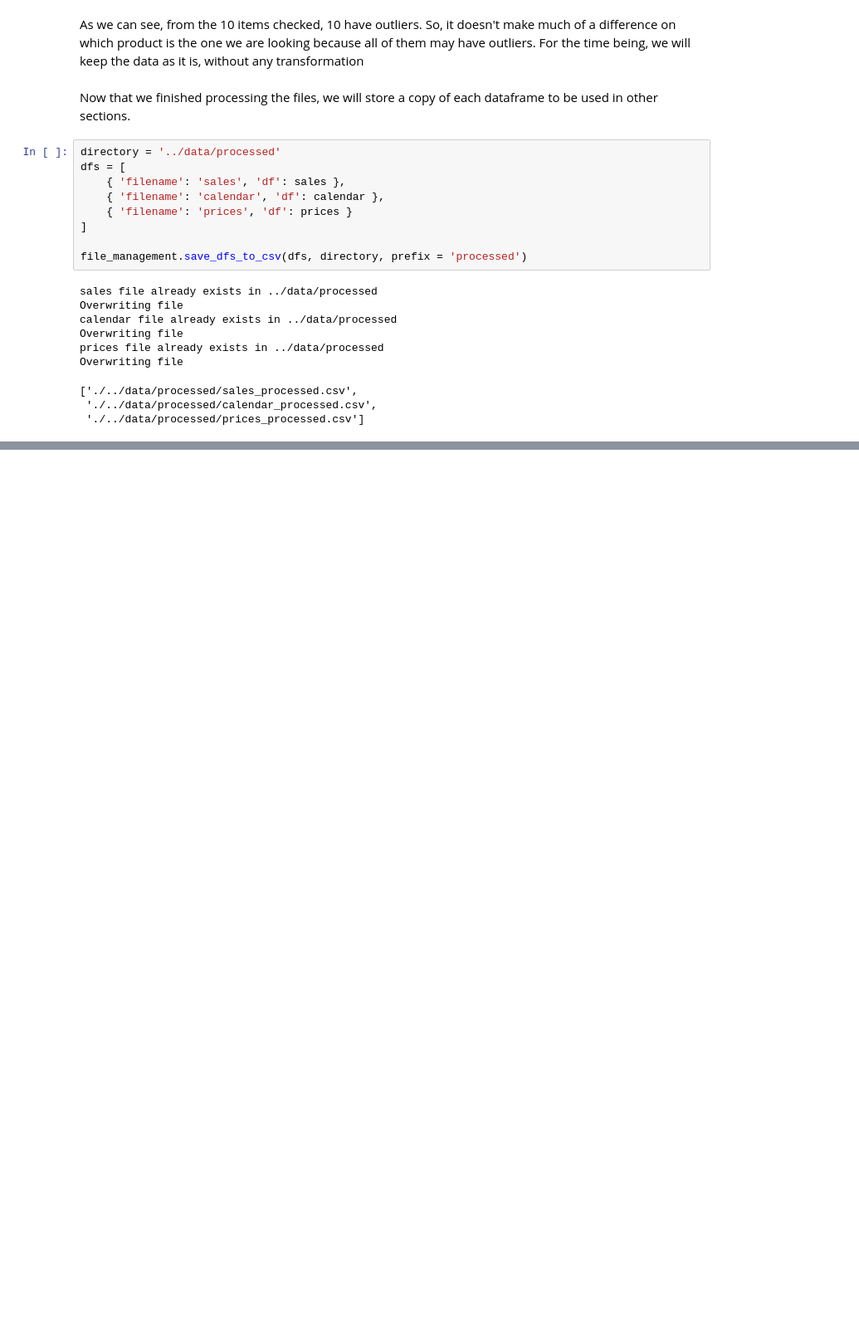
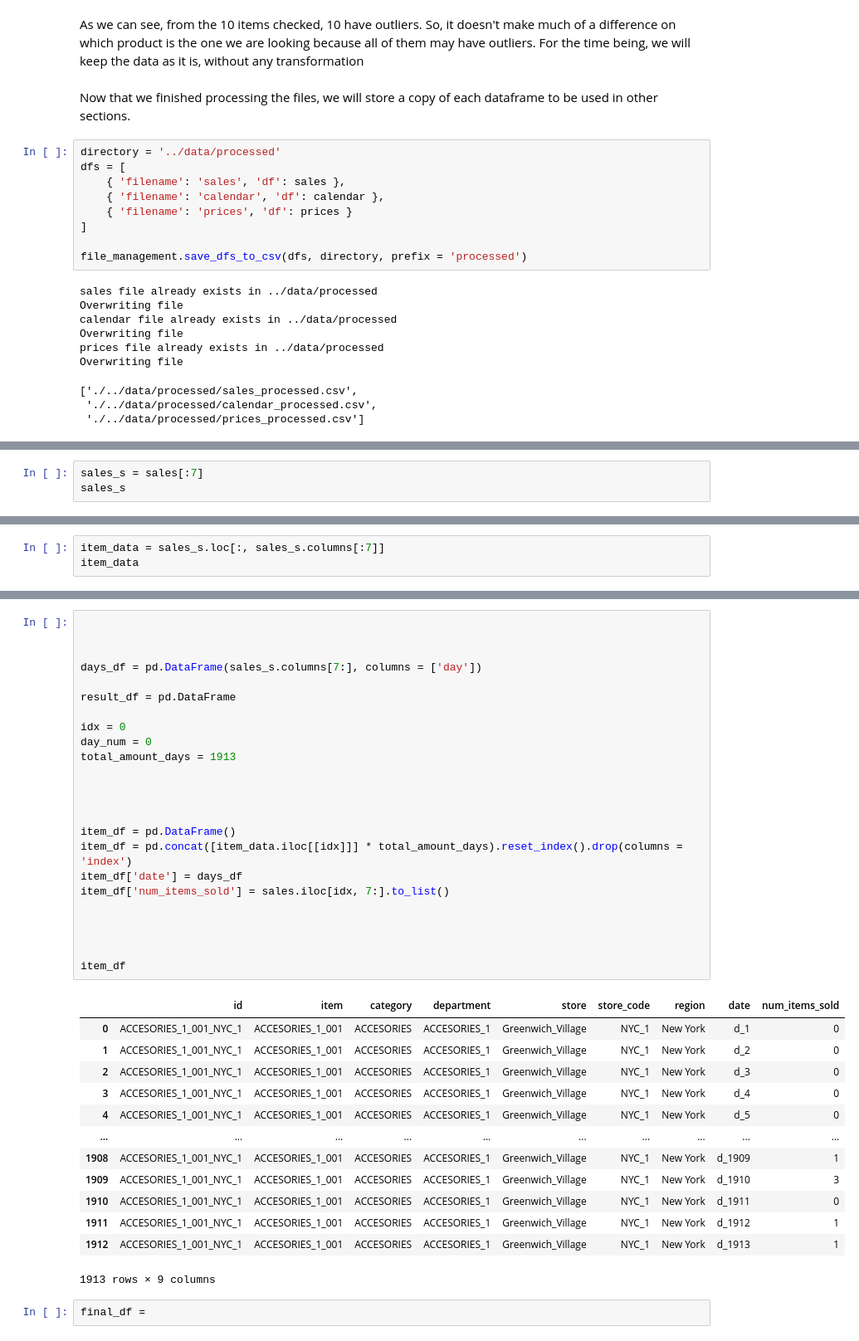
Before and after one commit to Maycas/DS-Market, a Jupyter notebook: 1 - Analysis/1 - Data Preparation.ipynb, the cells around one changed output, grey strips where cells are left out. Shown at 83% size. Cells and saved outputs as stored; diff of their text form; blank space fills up the shorter version.

```diff
--- a/1 - Analysis/1 - Data Preparation.ipynb
+++ b/1 - Analysis/1 - Data Preparation.ipynb
@@ -995,0 +1008,3 @@ sales.head()
+# %%
+sales_s = sales[:7]
+sales_s
@@ -995,0 +1021,3 @@ sales.head()
+# %%
+item_data = sales_s.loc[:, sales_s.columns[:7]]
+item_data
@@ -995,0 +1089,40 @@ sales.head()
+# %%
+
+
+
+days_df = pd.DataFrame(sales_s.columns[7:], columns = ['day'])
+
+result_df = pd.DataFrame
+
+idx = 0
+day_num = 0
+total_amount_days = 1913
+
+
+
+
+item_df = pd.DataFrame()
+item_df = pd.concat([item_data.iloc[[idx]]] * total_amount_days).reset_index().drop(columns = 'index')
+item_df['date'] = days_df
+item_df['num_items_sold'] = sales.iloc[idx, 7:].to_list()
+
+
+
+
+item_df
+# %% [output]
+|  | id | item | category | department | store | store_code | region | date | num_items_sold |
+| 0 | ACCESORIES_1_001_NYC_1 | ACCESORIES_1_001 | ACCESORIES | ACCESORIES_1 | Greenwich_Village | NYC_1 | New York | d_1 | 0 |
+| 1 | ACCESORIES_1_001_NYC_1 | ACCESORIES_1_001 | ACCESORIES | ACCESORIES_1 | Greenwich_Village | NYC_1 | New York | d_2 | 0 |
+| 2 | ACCESORIES_1_001_NYC_1 | ACCESORIES_1_001 | ACCESORIES | ACCESORIES_1 | Greenwich_Village | NYC_1 | New York | d_3 | 0 |
+| 3 | ACCESORIES_1_001_NYC_1 | ACCESORIES_1_001 | ACCESORIES | ACCESORIES_1 | Greenwich_Village | NYC_1 | New York | d_4 | 0 |
+| 4 | ACCESORIES_1_001_NYC_1 | ACCESORIES_1_001 | ACCESORIES | ACCESORIES_1 | Greenwich_Village | NYC_1 | New York | d_5 | 0 |
+| ... | ... | ... | ... | ... | ... | ... | ... | ... | ... |
+| 1908 | ACCESORIES_1_001_NYC_1 | ACCESORIES_1_001 | ACCESORIES | ACCESORIES_1 | Greenwich_Village | NYC_1 | New York | d_1909 | 1 |
+| 1909 | ACCESORIES_1_001_NYC_1 | ACCESORIES_1_001 | ACCESORIES | ACCESORIES_1 | Greenwich_Village | NYC_1 | New York | d_1910 | 3 |
+| 1910 | ACCESORIES_1_001_NYC_1 | ACCESORIES_1_001 | ACCESORIES | ACCESORIES_1 | Greenwich_Village | NYC_1 | New York | d_1911 | 0 |
+| 1911 | ACCESORIES_1_001_NYC_1 | ACCESORIES_1_001 | ACCESORIES | ACCESORIES_1 | Greenwich_Village | NYC_1 | New York | d_1912 | 1 |
+| 1912 | ACCESORIES_1_001_NYC_1 | ACCESORIES_1_001 | ACCESORIES | ACCESORIES_1 | Greenwich_Village | NYC_1 | New York | d_1913 | 1 |
+1913 rows × 9 columns
+# %%
+final_df =
```
Also changed, not shown: parts of 16 cells of this notebook.
